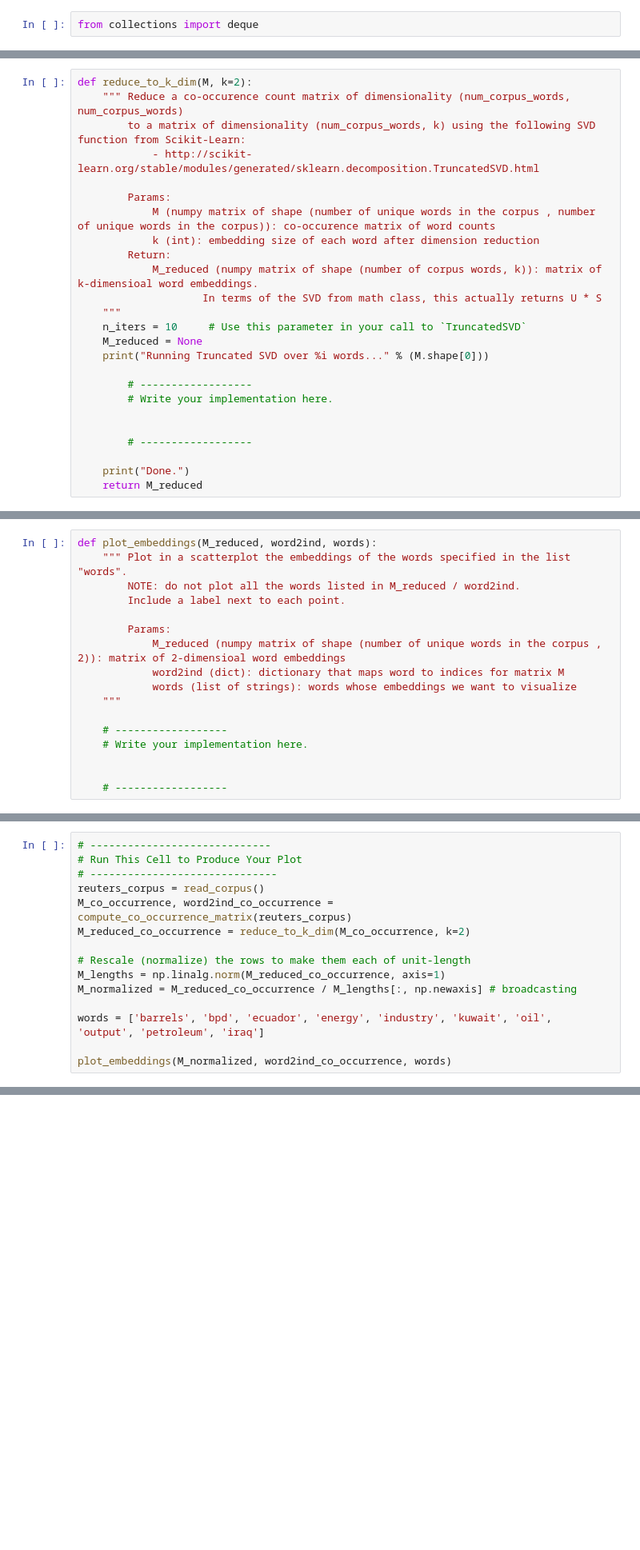
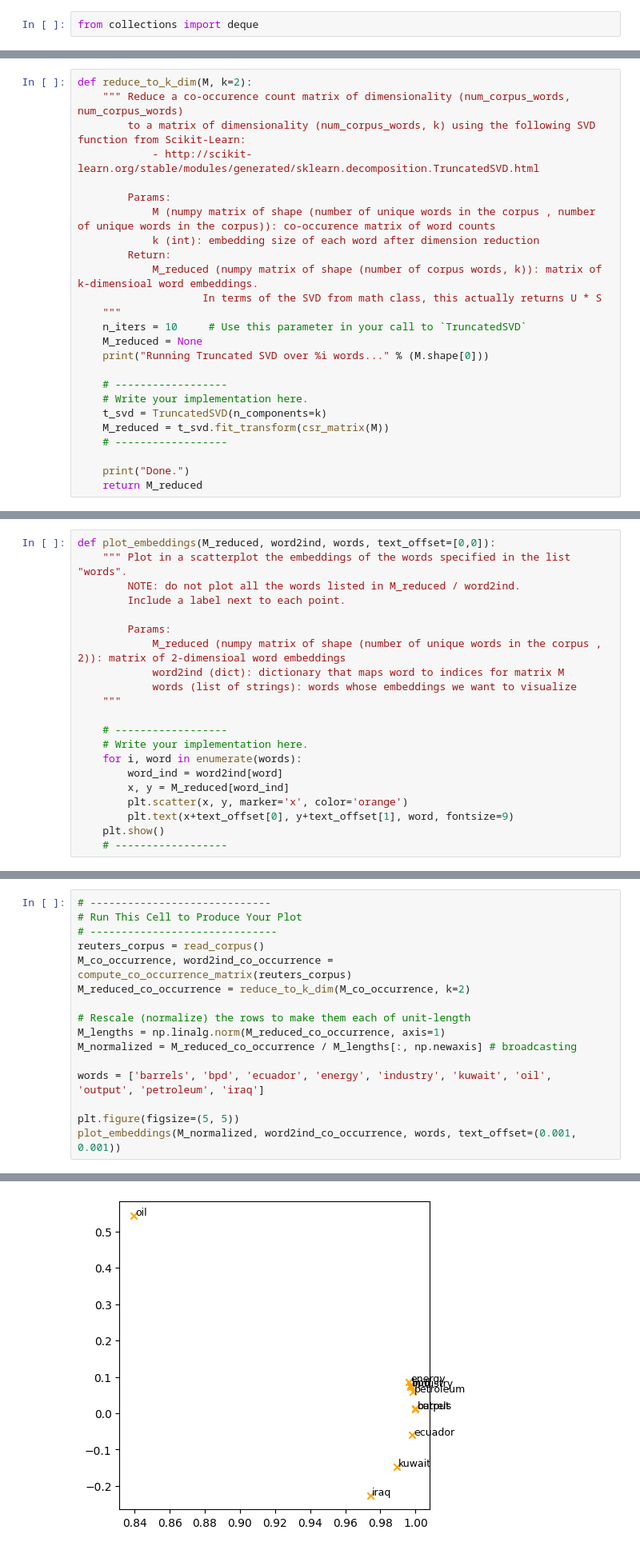
Before and after one commit to gear/nlp-gear, a Jupyter notebook: drills/scs224n/a1/exploring_word_vectors.ipynb, the cells around one changed output, grey strips where cells are left out. Shown at 80% size. Drawn from its saved outputs; the diff is of its cells as text; blank space fills up the shorter version.

```diff
--- a/drills/scs224n/a1/exploring_word_vectors.ipynb
+++ b/drills/scs224n/a1/exploring_word_vectors.ipynb
@@ -308,11 +318,11 @@ def reduce_to_k_dim(M, k=2):
     M_reduced = None
     print("Running Truncated SVD over %i words..." % (M.shape[0]))
 
-        # ------------------
-        # Write your implementation here.
-
-
-        # ------------------
+    # ------------------
+    # Write your implementation here.
+    t_svd = TruncatedSVD(n_components=k)
+    M_reduced = t_svd.fit_transform(csr_matrix(M))
+    # ------------------
 
     print("Done.")
     return M_reduced
@@ -343,7 +359,7 @@ Here you will write a function to plot a set of 2D vectors in 2D space. For grap
 
 For this example, you may find it useful to adapt [this code](http://web.archive.org/web/20190924160434/https://www.pythonmembers.club/2018/05/08/matplotlib-scatter-plot-annotate-set-text-at-label-each-point/). In the future, a good way to make a plot is to look at [the Matplotlib gallery](https://matplotlib.org/gallery/index.html), find a plot that looks somewhat like what you want, and adapt the code they give.
 # %%
-def plot_embeddings(M_reduced, word2ind, words):
+def plot_embeddings(M_reduced, word2ind, words, text_offset=[0,0]):
     """ Plot in a scatterplot the embeddings of the words specified in the list "words".
         NOTE: do not plot all the words listed in M_reduced / word2ind.
         Include a label next to each point.
@@ -356,8 +372,12 @@ def plot_embeddings(M_reduced, word2ind, words):
 
     # ------------------
     # Write your implementation here.
-
-
+    for i, word in enumerate(words):
+        word_ind = word2ind[word]
+        x, y = M_reduced[word_ind]
+        plt.scatter(x, y, marker='x', color='orange')
+        plt.text(x+text_offset[0], y+text_offset[1], word, fontsize=9)
+    plt.show()
     # ------------------
 # %%
 # ---------------------
@@ -400,4 +425,6 @@ M_normalized = M_reduced_co_occurrence / M_lengths[:, np.newaxis] # broadcasting
 
 words = ['barrels', 'bpd', 'ecuador', 'energy', 'industry', 'kuwait', 'oil', 'output', 'petroleum', 'iraq']
 
-plot_embeddings(M_normalized, word2ind_co_occurrence, words)
+plt.figure(figsize=(5, 5))
+plot_embeddings(M_normalized, word2ind_co_occurrence, words, text_offset=(0.001, 0.001))
+# %% [output]
@@ -404,3 +433,4 @@ plot_embeddings(M_normalized, word2ind_co_occurrence, words)
+[figure, added]
 # %% [markdown]
 #### <font color="red">Write your answer here.</font>
 # %% [markdown]
```
Also changed, not shown: parts of 17 cells of this notebook.
